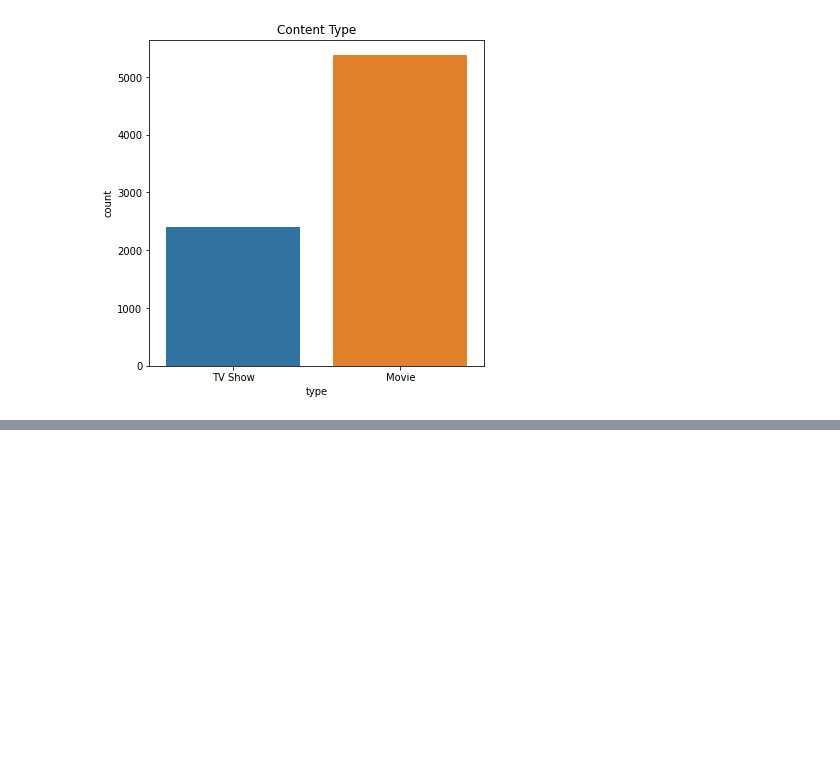
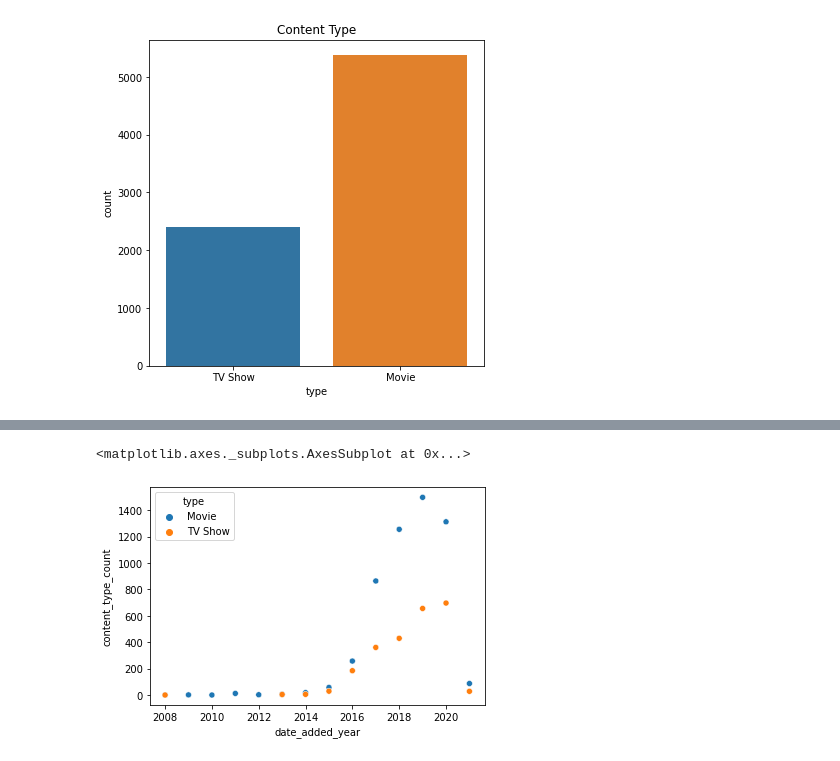
Before and after one commit to SAKSHIDHYANI/Netflix-Movies-and-Tv-Shows-Clustering, a Jupyter notebook: NETFLIX_MOVIES_AND_TV_SHOWS_CLUSTERING.ipynb, the cells around one changed output, grey strips where cells are left out. Cells and saved outputs as stored; diff of their text form; code cells hidden in the pictures; blank space fills up the shorter version.

```diff
--- a/NETFLIX_MOVIES_AND_TV_SHOWS_CLUSTERING.ipynb
+++ b/NETFLIX_MOVIES_AND_TV_SHOWS_CLUSTERING.ipynb
@@ -285,0 +527,4 @@ plt.show()
+# %%
+new_df = pd.DataFrame(netflix_data.groupby(['date_added_year','type'])['type'].count())
+new_df.rename(columns={'date_added_year':'count of movies and tv shows','type':'content_type_count'},inplace=True)
+new_df.reset_index()
@@ -285,0 +549,5 @@ plt.show()
+# %%
+sns.scatterplot(x='date_added_year', y='content_type_count', data=new_df, hue='type')
+# %% [output]
+<matplotlib.axes._subplots.AxesSubplot at 0x...>
+[figure, added]
```
Also changed, not shown: parts of 21 cells of this notebook.
